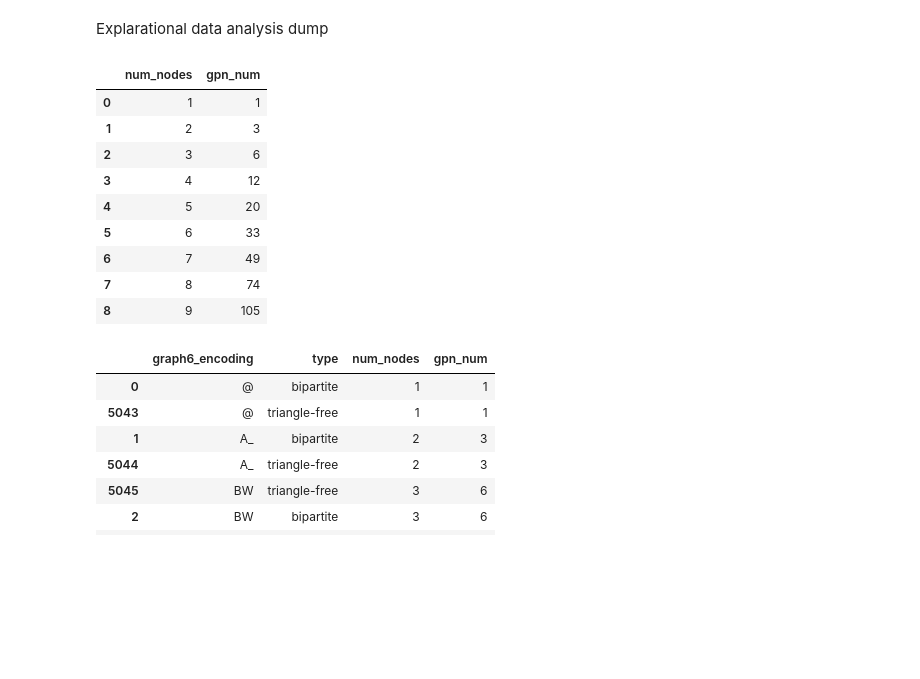
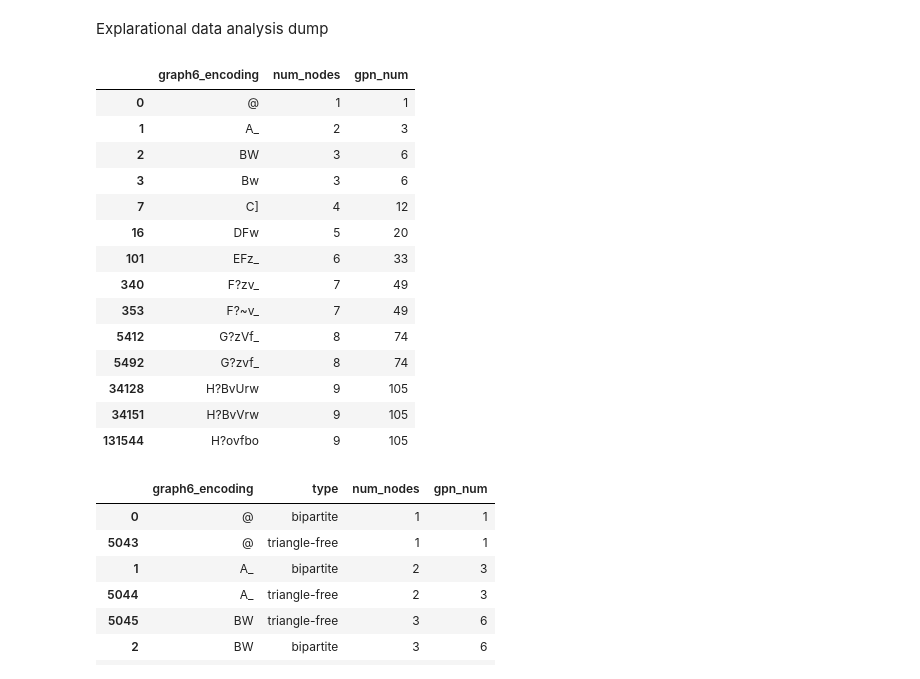
Before and after one commit to MartinCadez/geodesic-subpath-number-analysis, a Jupyter notebook: src/analysis/eda.ipynb, the cells around one changed output. Drawn from its saved outputs; the diff is of its cells as text; code cells hidden in the pictures; blank space fills up the shorter version.

```diff
--- a/src/analysis/eda.ipynb
+++ b/src/analysis/eda.ipynb
@@ -5,21 +13,26 @@ import pandas as pd
 # %%
-all_graphs_df = (
+all_graphs_upto9n_df = (
     pd.read_csv(r"../../data/generated/all_graphs_9n.csv")
-    .groupby("num_nodes")
-    .max("gpn_num")
-    .reset_index()
-    .loc[:, ["num_nodes", "gpn_num"]]
+    .assign(max_gpn=lambda df: df.groupby('num_nodes')['gpn_num'].transform('max'))
+    .query('gpn_num == max_gpn')
+    .drop(columns=['max_gpn', 'num_edges'])
+    .sort_values(["num_nodes"])
 )
-all_graphs_df
+all_graphs_upto9n_df
 # %% [output]
-|  | num_nodes | gpn_num |
-| 0 | 1 | 1 |
-| 1 | 2 | 3 |
-| 2 | 3 | 6 |
-| 3 | 4 | 12 |
-| 4 | 5 | 20 |
-| 5 | 6 | 33 |
-| 6 | 7 | 49 |
-| 7 | 8 | 74 |
-| 8 | 9 | 105 |
+|  | graph6_encoding | num_nodes | gpn_num |
+| 0 | @ | 1 | 1 |
+| 1 | A_ | 2 | 3 |
+| 2 | BW | 3 | 6 |
+| 3 | Bw | 3 | 6 |
+| 7 | C] | 4 | 12 |
+| 16 | DFw | 5 | 20 |
+| 101 | EFz_ | 6 | 33 |
+| 340 | F?zv_ | 7 | 49 |
+| 353 | F?~v_ | 7 | 49 |
+| 5412 | G?zVf_ | 8 | 74 |
+| 5492 | G?zvf_ | 8 | 74 |
+| 34128 | H?BvUrw | 9 | 105 |
+| 34151 | H?BvVrw | 9 | 105 |
+| 131544 | H?ovfbo | 9 | 105 |
 # %%
```
Also changed, not shown: parts of 8 cells of this notebook.
